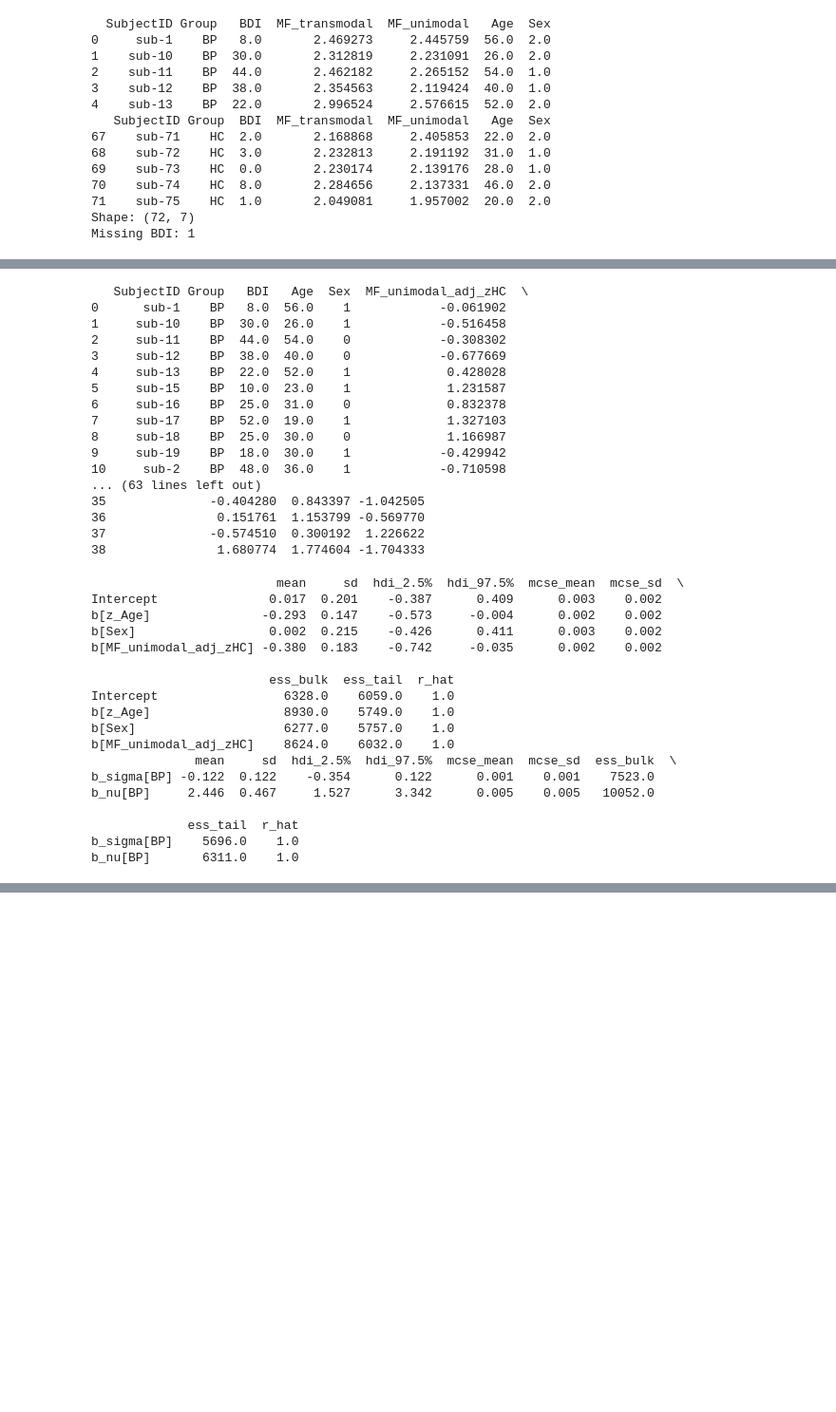
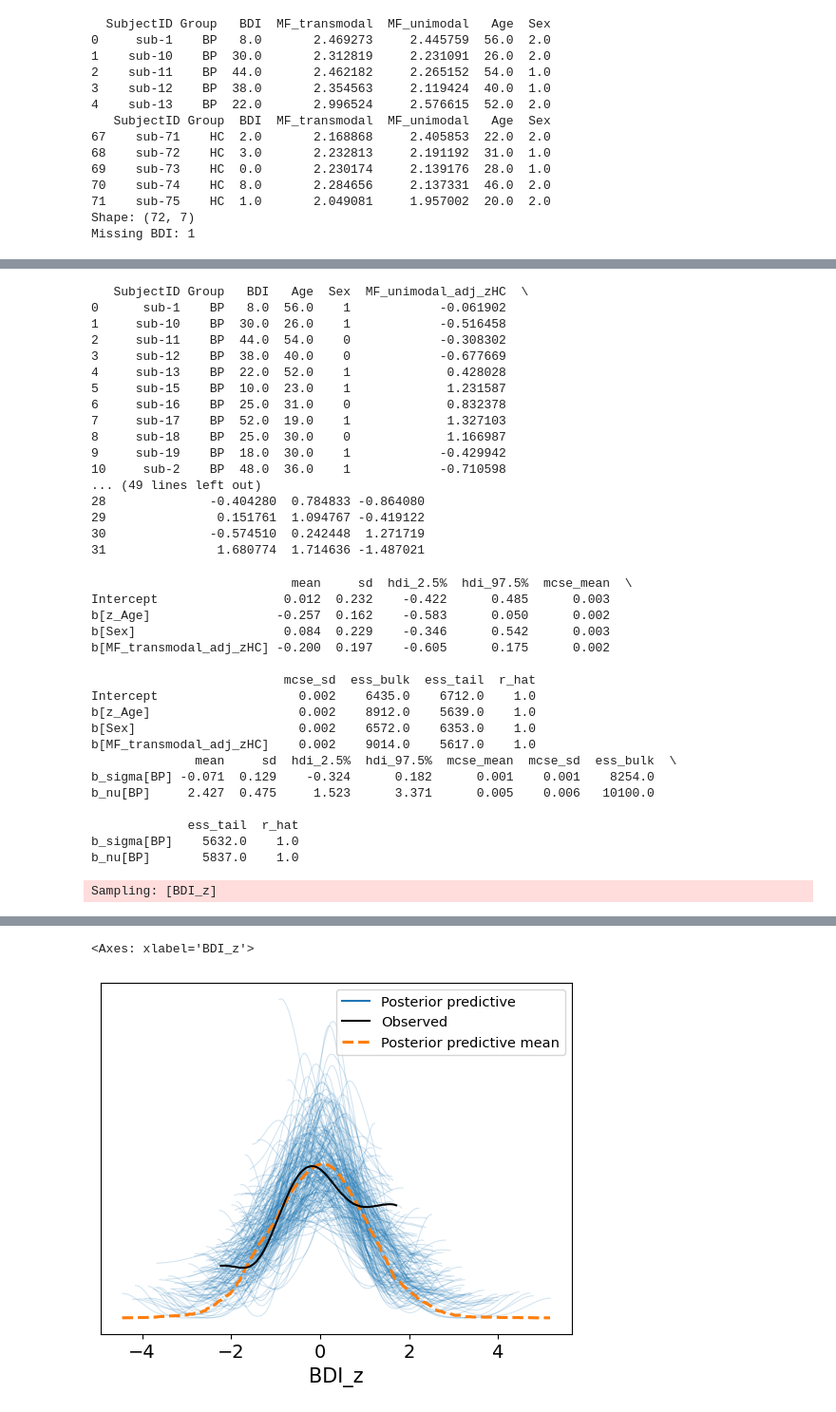
Before and after one commit to kaanka5312/FrequencySliding, a Jupyter notebook: Python/NormativeDeviation.ipynb, the cells around one changed output, grey strips where cells are left out. Shown at 95% size. Saved outputs shown, nothing was run; the diff lists cells and outputs as text; code cells hidden in the pictures; blank space fills up the shorter version.

```diff
--- a/Python/NormativeDeviation.ipynb
+++ b/Python/NormativeDeviation.ipynb
@@ -208,0 +211,8 @@ Missing BDI: 1
+# %%
+drop_index=["sub-20", "sub-30","sub-35","sub-36","sub-37","sub-41","sub-42"]
+df_metrics = df_metrics[~df_metrics["SubjectID"].isin(drop_index)]
+
+print(df_metrics.head())
+print(df_metrics.tail())
+print("Shape:", df_metrics.shape)
+print("Missing BDI:", df_metrics["BDI"].isna().sum())
@@ -255,7 +280,7 @@ bp_adj_subject_devs["Sex"] = (bp_adj_subject_devs["Sex"]==2).astype(int)
 print(bp_adj_subject_devs)
 
 # Design Matrices
-terms = ["z_Age", "Sex", "MF_unimodal_adj_zHC"]
+terms = ["z_Age", "Sex", "MF_transmodal_adj_zHC"]
 X_mean = bp_adj_subject_devs[terms].to_numpy()                    # (N, P)
 y = bp_adj_subject_devs["z_BDI"].to_numpy()                       # (N,)
 
@@ -285,11 +310,11 @@ coords = {
 8     sub-18    BP  25.0  30.0    0             1.166987
 9     sub-19    BP  18.0  30.0    1            -0.429942
 10     sub-2    BP  48.0  36.0    1            -0.710598
-... (63 lines left out)
-35              -0.404280  0.843397 -1.042505
-36               0.151761  1.153799 -0.569770
-37              -0.574510  0.300192  1.226622
-38               1.680774  1.774604 -1.704333
+... (49 lines left out)
+28              -0.404280  0.784833 -0.864080
+29               0.151761  1.094767 -0.419122
+30              -0.574510  0.242448  1.271719
+31               1.680774  1.714636 -1.487021
 # %%
 import pymc as pm
 import pytensor.tensor as pt
@@ -328,21 +353,45 @@ import arviz as az
 print(az.summary(idata_grp1, var_names=["Intercept","b"], hdi_prob=0.95))
 print(az.summary(idata_grp1, var_names=["b_sigma","b_nu"], hdi_prob=0.95))
 # %% [output]
-                         mean     sd  hdi_2.5%  hdi_97.5%  mcse_mean  mcse_sd  \
-Intercept               0.017  0.201    -0.387      0.409      0.003    0.002
-b[z_Age]               -0.293  0.147    -0.573     -0.004      0.002    0.002
-b[Sex]                  0.002  0.215    -0.426      0.411      0.003    0.002
-b[MF_unimodal_adj_zHC] -0.380  0.183    -0.742     -0.035      0.002    0.002
+                           mean     sd  hdi_2.5%  hdi_97.5%  mcse_mean  \
+Intercept                 0.012  0.232    -0.422      0.485      0.003
+b[z_Age]                 -0.257  0.162    -0.583      0.050      0.002
+b[Sex]                    0.084  0.229    -0.346      0.542      0.003
+b[MF_transmodal_adj_zHC] -0.200  0.197    -0.605      0.175      0.002
 
-                        ess_bulk  ess_tail  r_hat
-Intercept                 6328.0    6059.0    1.0
-b[z_Age]                  8930.0    5749.0    1.0
-b[Sex]                    6277.0    5757.0    1.0
-b[MF_unimodal_adj_zHC]    8624.0    6032.0    1.0
+                          mcse_sd  ess_bulk  ess_tail  r_hat
+Intercept                   0.002    6435.0    6712.0    1.0
+b[z_Age]                    0.002    8912.0    5639.0    1.0
+b[Sex]                      0.002    6572.0    6353.0    1.0
+b[MF_transmodal_adj_zHC]    0.002    9014.0    5617.0    1.0
               mean     sd  hdi_2.5%  hdi_97.5%  mcse_mean  mcse_sd  ess_bulk  \
-b_sigma[BP] -0.122  0.122    -0.354      0.122      0.001    0.001    7523.0
-b_nu[BP]     2.446  0.467     1.527      3.342      0.005    0.005   10052.0
+b_sigma[BP] -0.071  0.129    -0.324      0.182      0.001    0.001    8254.0
+b_nu[BP]     2.427  0.475     1.523      3.371      0.005    0.006   10100.0
 
              ess_tail  r_hat
-b_sigma[BP]    5696.0    1.0
-b_nu[BP]       6311.0    1.0
+b_sigma[BP]    5632.0    1.0
+b_nu[BP]       5837.0    1.0
+# %%
+# Plot posterior predictive density
+import pymc as pm
+import arviz as az
+import numpy as np
+
+# idata_grp1 was returned by pm.sample(...)
+with model_grp1:
+    # Draw posterior predictive samples for the observed node
+    idata_grp1 = pm.sample_posterior_predictive(
+        idata_grp1,                 # pass the fit
+        var_names=["BDI_z"],        # the observed RV name
+        random_seed=123,
+        extend_inferencedata=True,  # add to idata_grp1.posterior_predictive
+    )
+
+# Quick PPC plot (overlayed densities / ECDFs)
+az.plot_ppc(
+    idata_grp1,
+    data_pairs={"BDI_z": "BDI_z"},  # map obs name -> ppd name
+    num_pp_samples=200,             # fewer curves for readability
+)
+# %% [output]
+Sampling: [BDI_z]
@@ -348,0 +400,2 @@ b_nu[BP]       6311.0    1.0
+<Axes: xlabel='BDI_z'>
+[figure, added]
```
Also changed, not shown: parts of 6 cells of this notebook, 1 other file.
